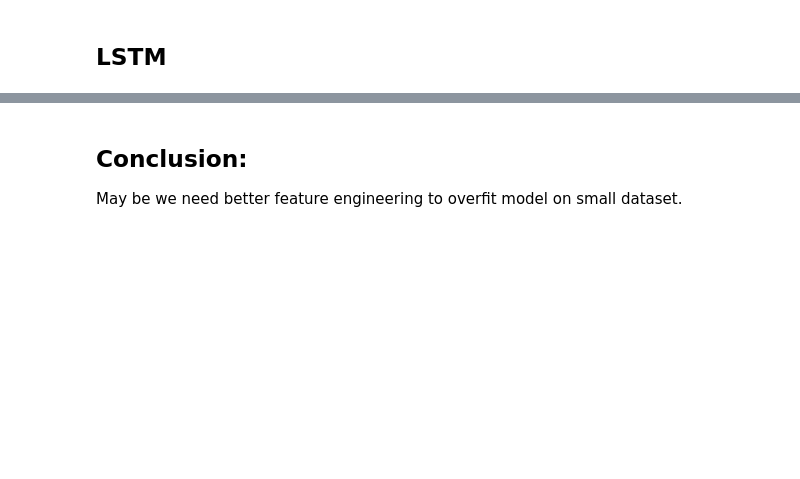
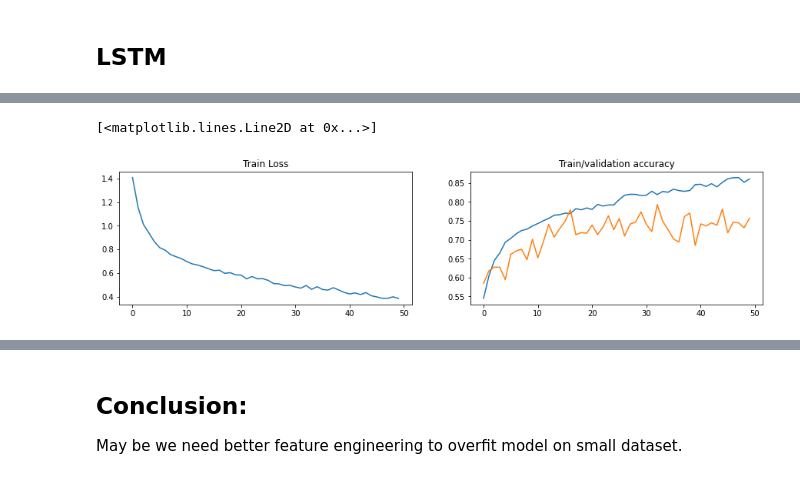
Before and after one commit to balezz/Punch_DL, a Jupyter notebook: LSTM-Normalized-Stream.ipynb, the cells around one changed output, grey strips where cells are left out. Drawn from its saved outputs; the diff is of its cells as text; code cells hidden in the pictures; blank space fills up the shorter version.

```diff
--- a/LSTM-Normalized-Stream.ipynb
+++ b/LSTM-Normalized-Stream.ipynb
@@ -114 +147,4 @@ _ = ax.set_xticklabels(df.keys(), rotation=90)
+# %%
+batch_size=16
+N = X_train.shape[0] // batch_size
 # %%
@@ -127,14 +163,15 @@ X = tf.constant(X)
 To enable them in other operations, rebuild TensorFlow with the appropriate compiler flags.
 # %%
-def build_model(reccur_features=128, dense_features=64, l2=1e-3):
+def build_model(reccur_features=128, df1=64, df2=128, l2=1e-3):
     lstm = K.layers.LSTM(reccur_features,
                          stateful=True,
                          return_sequences=True
                         )
-    dense1 = K.layers.Dense(dense_features)
-    dense2 = K.layers.Dense(7, activation='sigmoid')
+    dense1 = K.layers.Dense(df1)
+    dense2 = K.layers.Dense(df2)
+    out = K.layers.Dense(7, activation='sigmoid')
 
-    model = K.Sequential([lstm, dense1, dense2])
+    model = K.Sequential([lstm, dense1, dense2, out])
 
     model.compile(optimizer='adam',
                   loss='categorical_crossentropy',
@@ -142,5 +179,5 @@ def build_model(reccur_features=128, dense_features=64, l2=1e-3):
     return model
 model = build_model()
 # %%
-model.fit(X, y, batch_size=1, epochs=50)
+history = model.fit(X, y, batch_size=1, validation_split=0.2, epochs=50)
 # %% [output]
@@ -169 +203,13 @@ x = tf.reshape(X, (1, -1, 54))
+# %%
+plt.figure(figsize=(15, 7))
+plt.subplot(221)
+plt.title("Train Loss")
+plt.plot(history.history['loss'])
+plt.subplot(222)
+plt.title("Train/validation accuracy")
+plt.plot(history.history['accuracy'])
+plt.plot(history.history['val_accuracy'])
+# %% [output]
+[<matplotlib.lines.Line2D at 0x...>]
+[figure, added]
 # %%
```
Also changed, not shown: parts of 18 cells of this notebook.
